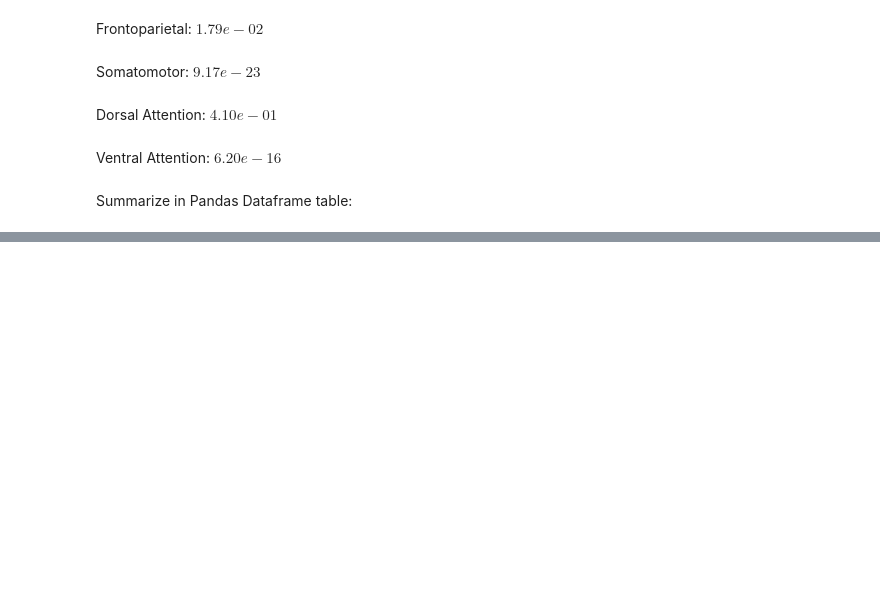
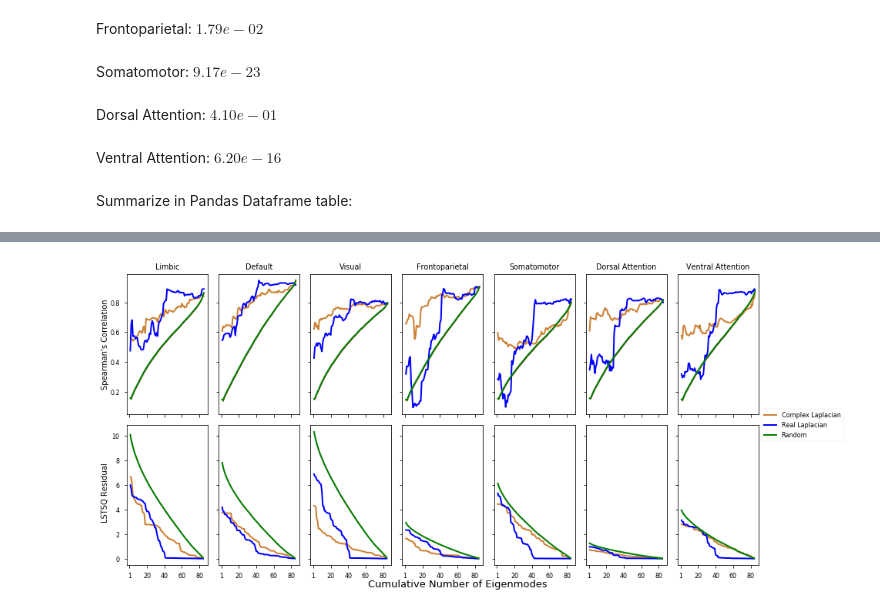
Before and after one commit to axiezai/complex_laplacian, a Jupyter notebook: notebooks/SpatialPearsonR.ipynb, the cells around one changed output, grey strips where cells are left out. Cells and saved outputs as stored; diff of their text form; code cells hidden in the pictures; blank space fills up the shorter version.

```diff
--- a/notebooks/SpatialPearsonR.ipynb
+++ b/notebooks/SpatialPearsonR.ipynb
@@ -1181,0 +1408,3 @@ pvals_df.style.set_precision(3).format("{:.3e}").applymap(highlight_sig)
+# %%
+# load the results:
+spearman_RCD = np.load("../data/spearman_random_connectome.npz")
@@ -1181,0 +1413,77 @@ pvals_df.style.set_precision(3).format("{:.3e}").applymap(highlight_sig)
+# %%
+upper_dsr = np.zeros([7, 85])
+lower_dsr = np.zeros([7, 85])
+upper_drr = np.zeros([7, 84])
+lower_drr = np.zeros([7, 84])
+distance_scmean = np.zeros([7, 85])
+distance_srmean = np.zeros([7, 84])
+
+c = 0
+r = 0
+for i, keys in enumerate(spearman_RCD.keys()):
+    if i & 1 == 1:
+        distance_scmean[c, :], lower_dsr[c, :], upper_dsr[c, :] = get_errorbar(
+            spearman_RCD[keys]
+        )
+        c += 1
+    if i & 1 == 0:
+        distance_srmean[r, :], lower_drr[r, :], upper_drr[r, :] = get_errorbar(
+            spearman_RCD[keys]
+        )
+        r += 1
+
+# add-onto the plot above:
+with plt.style.context("seaborn-paper"):
+    corr_fig, corr_ax = plt.subplots(2, 7, figsize=(12, 6), sharey="row", sharex=True)
+    for i, ax in enumerate(corr_ax.reshape(-1)):
+        if i <= 6:
+            ax.plot(
+                np.arange(1, 86),
+                complex_spearman[:, i],
+                color=(0.8, 0.5, 0.2),
+                linewidth=LW,
+            )
+            ax.plot(np.arange(1, 86), real_spearman[:, i], color="blue", linewidth=LW)
+            ax.plot(np.arange(1, 86), distance_scmean[i, :], color="green", linewidth=LW)
+            ax.fill_between(
+                np.arange(1, 86),
+                lower_dsr[i, :],
+                upper_dsr[i, :],
+                color="maroon",
+                alpha=0.8,
+            )
+            ax.title.set_text(fc_names[i])
+        if i > 6:
+            ax.plot(
+                np.arange(1, 85),
+                complex_residuals[:, i - 7],
+                color=(0.8, 0.5, 0.2),
+                linewidth=LW,
+            )
+            ax.plot(
+                np.arange(1, 85), real_residual[:, i - 7], color="blue", linewidth=LW
+            )
+            ax.plot(
+                np.arange(1, 85), distance_srmean[i - 7, :], color="green", linewidth=LW
+            )
+            ax.fill_between(
+                np.arange(1, 85),
+                lower_drr[i - 7, :],
+                upper_drr[i - 7, :],
+                color="maroon",
+                alpha=0.8,
+            )
+            ax.xaxis.set_major_locator(plt.MultipleLocator(20))
+            ax.set_xticklabels([0, 1, 20, 40, 60, 80])
+
+    plt.tight_layout()
+    corr_fig.text(0.00, 0.60, "Spearman's Correlation", fontsize=10, rotation="vertical")
+    corr_fig.text(0.00, 0.20, "LSTSQ Residual", fontsize=10, rotation="vertical")
+    corr_fig.text(0.40, 0.00, "Cumulative Number of Eigenmodes", fontsize=13)
+    plt.legend(
+        ["Complex Laplacian", "Real Laplacian", "Random"],
+        loc="center left",
+        bbox_to_anchor=(1, 1),
+    )
+# %% [output]
+[figure, added]
```
Also changed, not shown: parts of 24 cells of this notebook, 2 other files.
